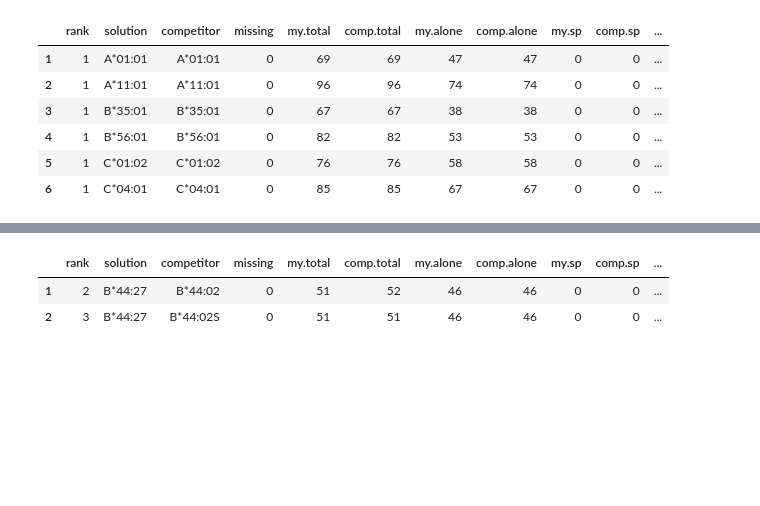
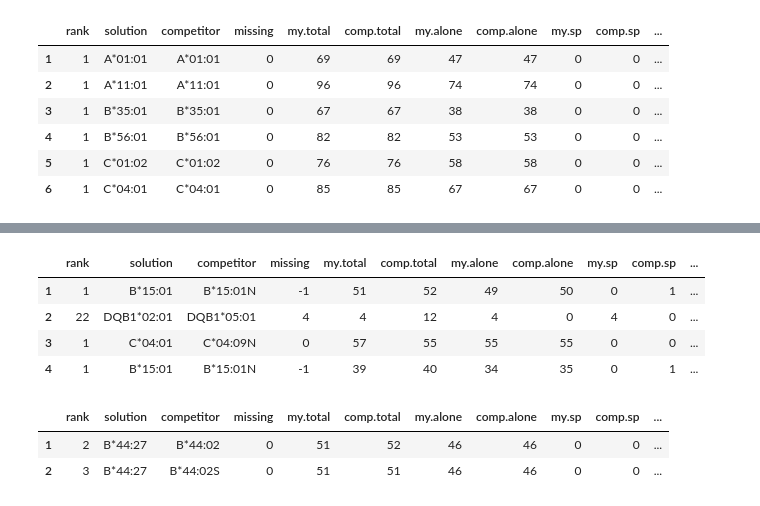
Before and after one commit to humanlongevity/HLA, a Jupyter notebook: notebook/rules.ipynb, the cells around one changed output, grey strips where cells are left out. Saved outputs shown, nothing was run; the diff lists cells and outputs as text; code cells hidden in the pictures; blank space fills up the shorter version.

```diff
--- a/notebook/rules.ipynb
+++ b/notebook/rules.ipynb
@@ -35,3 +35,11 @@ summary(diff)
+# %%
+data[missing1 * 5 + noncore.diff.sp < 0 & ((comp.noncore.sp > 15 & noncore.diff.sp < -5) | (missing1 < -2))]
+# %% [output]
+|  | rank | solution | competitor | missing | my.total | comp.total | my.alone | comp.alone | my.sp | comp.sp | ... |
+| 1 | 1 | B*15:01 | B*15:01N | -1 | 51 | 52 | 49 | 50 | 0 | 1 | ... |
+| 2 | 22 | DQB1*02:01 | DQB1*05:01 | 4 | 4 | 12 | 4 | 0 | 4 | 0 | ... |
+| 3 | 1 | C*04:01 | C*04:09N | 0 | 57 | 55 | 55 | 55 | 0 | 0 | ... |
+| 4 | 1 | B*15:01 | B*15:01N | -1 | 39 | 40 | 34 | 35 | 0 | 1 | ... |
 # %%
 data[comp.noncore.sp > 15 & -noncore.diff.sp > missing*5 & -noncore.diff.sp > 10]
 # %% [output]
```
Also changed, not shown: parts of 3 cells of this notebook, 2 other files.
